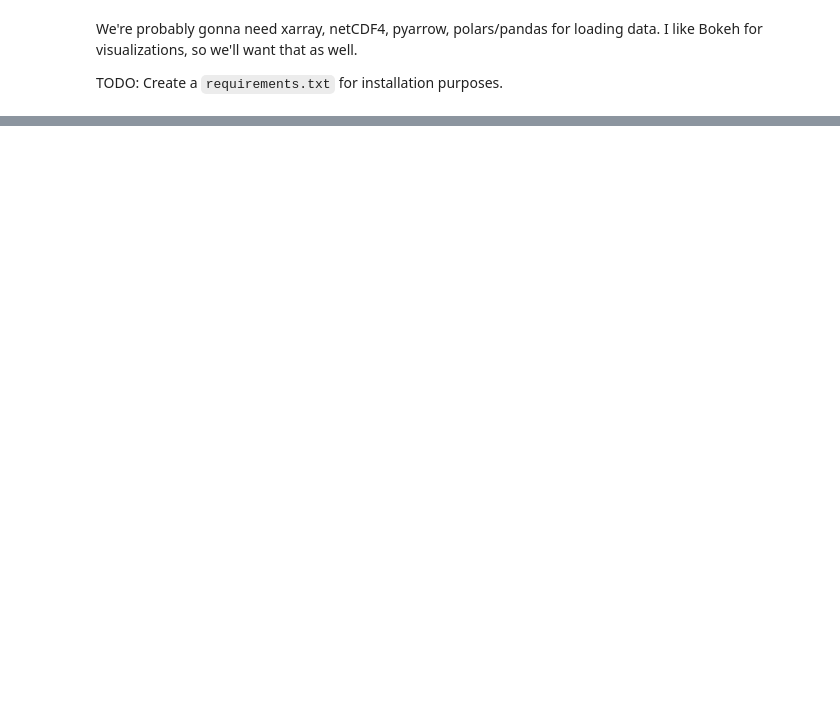
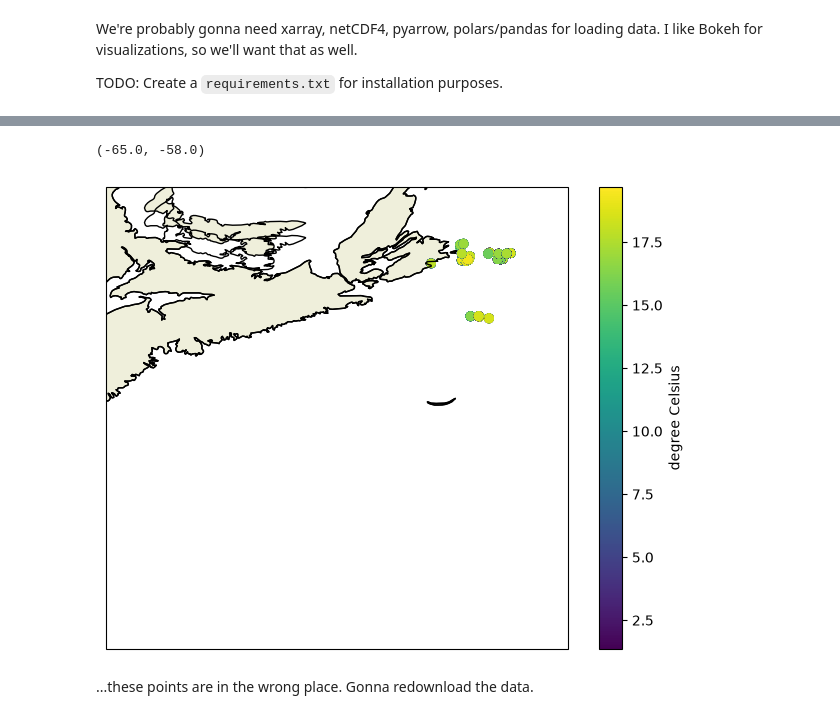
Before and after one commit to oceanhackweek/ohw26_model_downsampling, a Jupyter notebook: contributor_folders/aaron/aaron_notebook.ipynb, the cells around one changed output, grey strips where cells are left out. Saved outputs shown, nothing was run; the diff lists cells and outputs as text; code cells hidden in the pictures; blank space fills up the shorter version.

```diff
--- a/contributor_folders/aaron/aaron_notebook.ipynb
+++ b/contributor_folders/aaron/aaron_notebook.ipynb
@@ -28,0 +131,25 @@ import numpy as np
+# %%
+fig, ax = plt.subplots(figsize=(8, 6), subplot_kw={"projection": ccrs.PlateCarree()})
+
+var = "TEMPPR01"
+
+sc = ax.scatter(
+    focc_ros["longitude"],
+    focc_ros["latitude"],
+    c=focc_ros[var],
+    transform=ccrs.PlateCarree(),
+)
+
+ax.coastlines()
+ax.add_feature(cfeature.LAND, edgecolor="black")
+
+ax.set_xlabel("Longitude")
+ax.set_ylabel("Latitude")
+plt.colorbar(sc, ax=ax, label=f"{focc_ros_units[var]}")
+plt.ylim((40, 47))
+plt.xlim((-65, -58))
+# %% [output]
+(-65.0, -58.0)
+[figure, added]
+# %% [markdown]
+...these points are in the wrong place. Gonna redownload the data.
```
Also changed, not shown: parts of 19 cells of this notebook.
